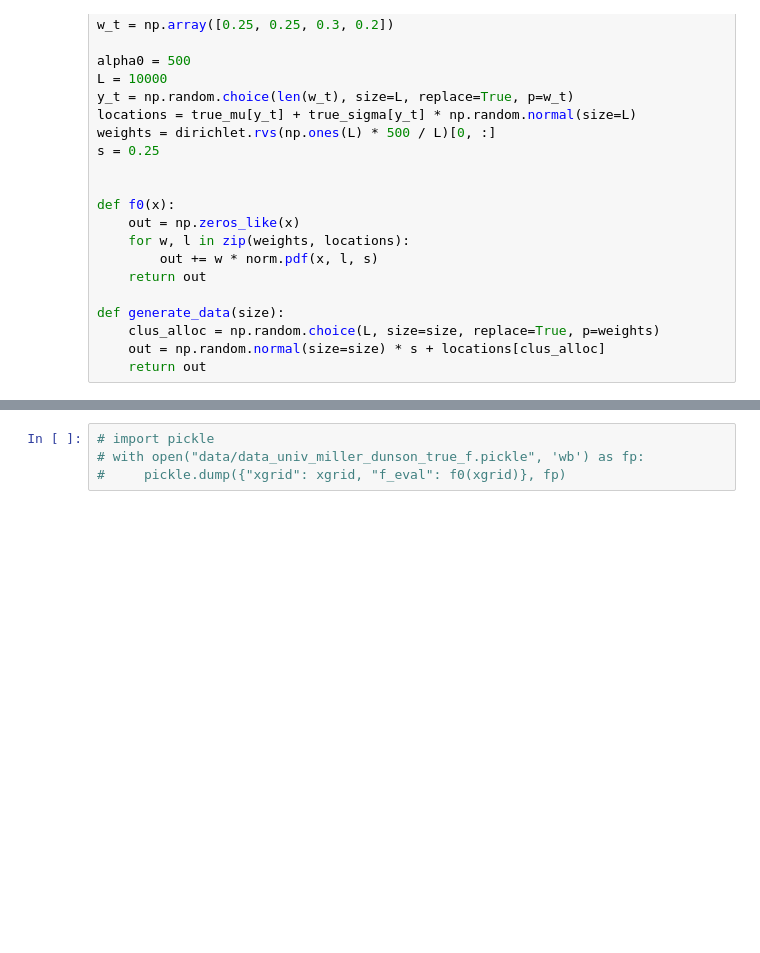
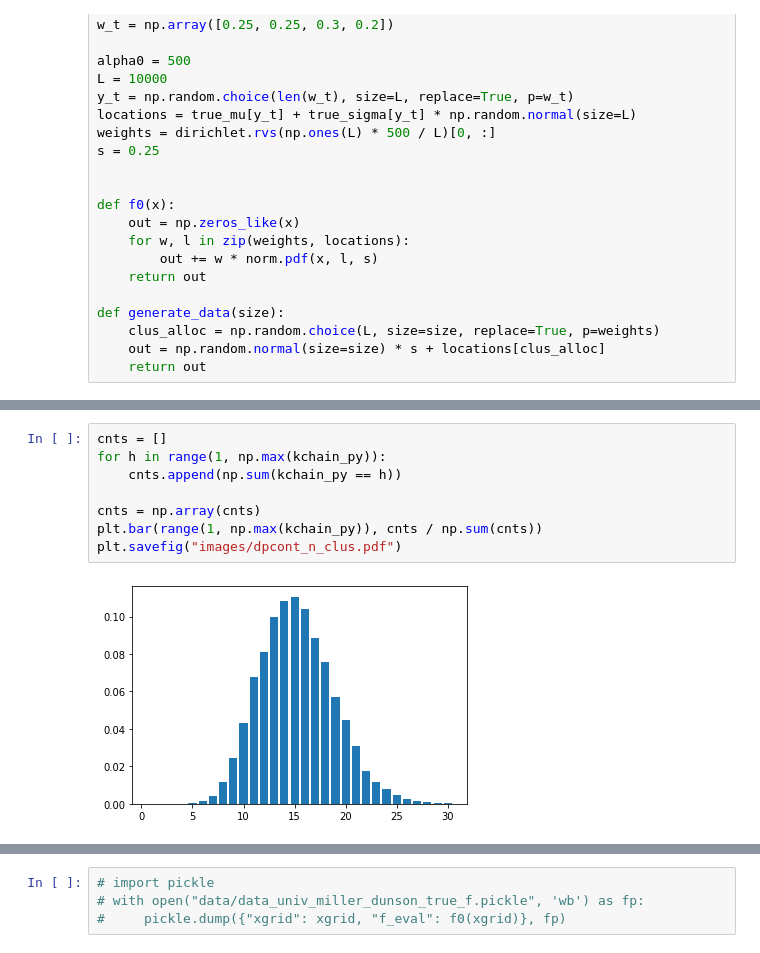
Before and after one commit to LGhilotti/pp_mix, a Jupyter notebook: Simulations.ipynb, the cells around one changed output, grey strips where cells are left out. Cells and saved outputs as stored; diff of their text form; blank space fills up the shorter version.

```diff
--- a/Simulations.ipynb
+++ b/Simulations.ipynb
@@ -291,0 +329,10 @@ f_eval = f0(xgrid)
+# %%
+cnts = []
+for h in range(1, np.max(kchain_py)):
+    cnts.append(np.sum(kchain_py == h))
+
+cnts = np.array(cnts)
+plt.bar(range(1, np.max(kchain_py)), cnts / np.sum(cnts))
+plt.savefig("images/dpcont_n_clus.pdf")
+# %% [output]
+[figure, added]
```
Also changed, not shown: parts of 9 cells of this notebook, 14 other files.
